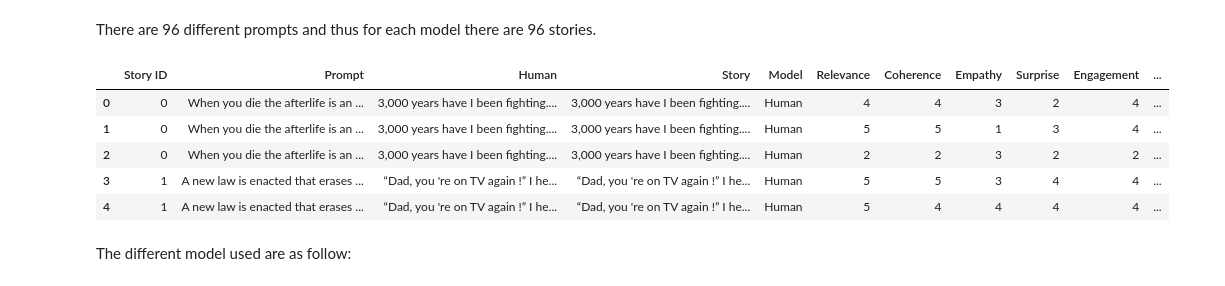
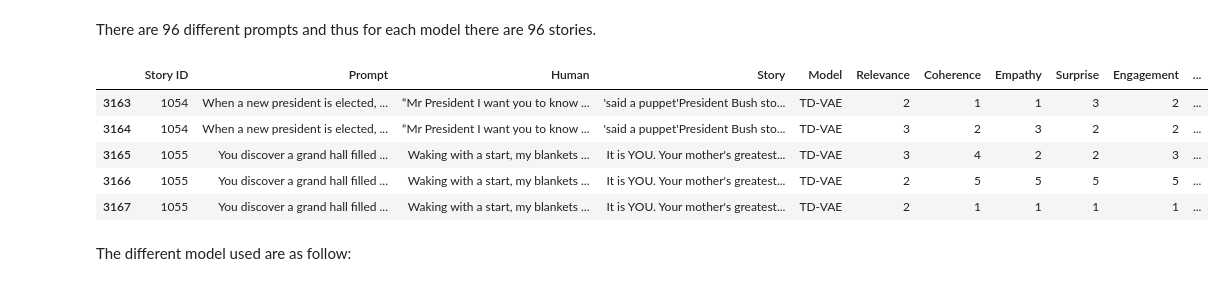
Before and after one commit to CamilleCoustaury/NLP-ENSAE-3A-Sujet4, a Jupyter notebook: data_visualization.ipynb, the cells around one changed output. Cells and saved outputs as stored; diff of their text form; code cells hidden in the pictures.

Commit message:
update data visualization
update

```diff
--- a/data_visualization.ipynb
+++ b/data_visualization.ipynb
@@ -25,14 +25,14 @@ data_annotations = pd.read_csv("hanna_stories_annotations.csv")
 # %% [markdown]
 There are 96 different prompts and thus for each model there are 96 stories.
 # %%
-data_annotations.head()
+data_annotations.tail()
 # %% [output]
 |  | Story ID | Prompt | Human | Story | Model | Relevance | Coherence | Empathy | Surprise | Engagement | ... |
-| 0 | 0 | When you die the afterlife is an ... | 3,000 years have I been fighting.... | 3,000 years have I been fighting.... | Human | 4 | 4 | 3 | 2 | 4 | ... |
-| 1 | 0 | When you die the afterlife is an ... | 3,000 years have I been fighting.... | 3,000 years have I been fighting.... | Human | 5 | 5 | 1 | 3 | 4 | ... |
-| 2 | 0 | When you die the afterlife is an ... | 3,000 years have I been fighting.... | 3,000 years have I been fighting.... | Human | 2 | 2 | 3 | 2 | 2 | ... |
-| 3 | 1 | A new law is enacted that erases ... | “Dad, you 're on TV again !” I he... | “Dad, you 're on TV again !” I he... | Human | 5 | 5 | 3 | 4 | 4 | ... |
-| 4 | 1 | A new law is enacted that erases ... | “Dad, you 're on TV again !” I he... | “Dad, you 're on TV again !” I he... | Human | 5 | 4 | 4 | 4 | 4 | ... |
+| 3163 | 1054 | When a new president is elected, ... | “Mr President I want you to know ... | 'said a puppet'President Bush sto... | TD-VAE | 2 | 1 | 1 | 3 | 2 | ... |
+| 3164 | 1054 | When a new president is elected, ... | “Mr President I want you to know ... | 'said a puppet'President Bush sto... | TD-VAE | 3 | 2 | 3 | 2 | 2 | ... |
+| 3165 | 1055 | You discover a grand hall filled ... | Waking with a start, my blankets ... | It is YOU. Your mother's greatest... | TD-VAE | 3 | 4 | 2 | 2 | 3 | ... |
+| 3166 | 1055 | You discover a grand hall filled ... | Waking with a start, my blankets ... | It is YOU. Your mother's greatest... | TD-VAE | 2 | 5 | 5 | 5 | 5 | ... |
+| 3167 | 1055 | You discover a grand hall filled ... | Waking with a start, my blankets ... | It is YOU. Your mother's greatest... | TD-VAE | 2 | 1 | 1 | 1 | 1 | ... |
 # %% [markdown]
 The different model used are as follow:
 # %%
```
Also changed, not shown: parts of 12 cells of this notebook.
